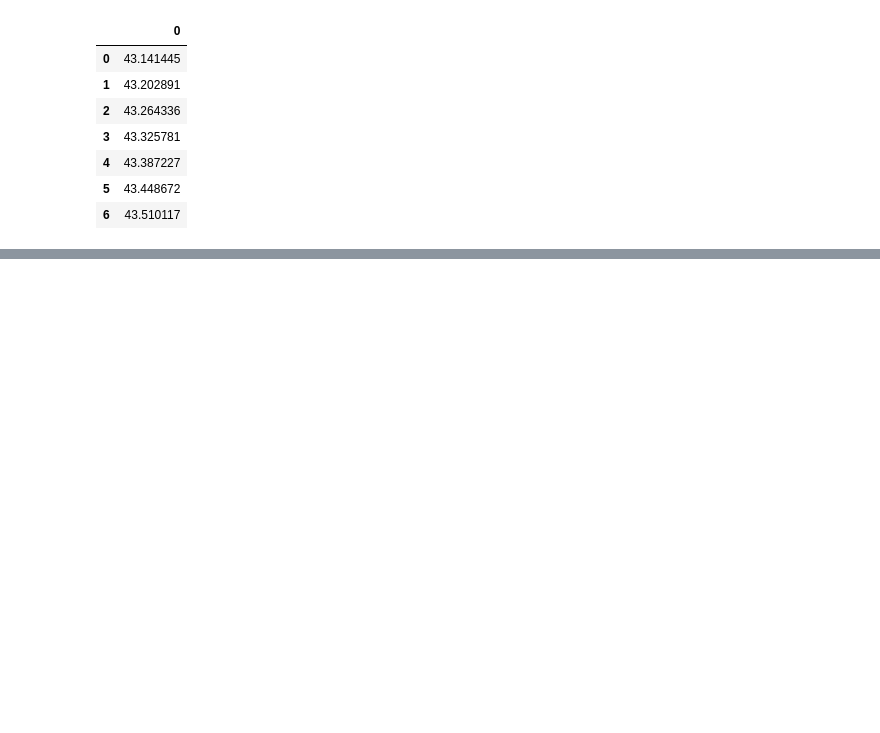
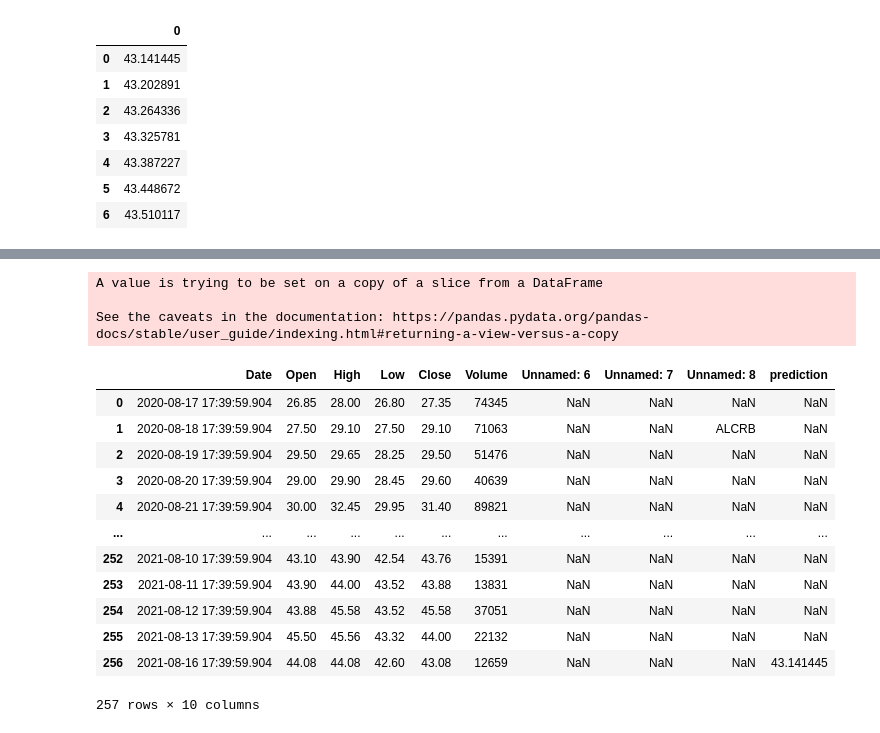
Before and after one commit to KonradKomor/Carbios-ARIMA-stock-price-prediction, a Jupyter notebook: Carbios.ipynb, the cells around one changed output, grey strips where cells are left out. Saved outputs shown, nothing was run; the diff lists cells and outputs as text; code cells hidden in the pictures; blank space fills up the shorter version.

```diff
--- a/Carbios.ipynb
+++ b/Carbios.ipynb
@@ -295,3 +295,7 @@ prediction
 | 4 | 43.387227 |
 | 5 | 43.448672 |
 | 6 | 43.510117 |
+# %%
+prediction=prediction.rename(columns={0 : 'Prediction'})
+# %%
+df['prediction']=np.nan
@@ -297,0 +328,22 @@ prediction
+# %%
+df['prediction'].iloc[-1]=prediction['Prediction'].iloc[0]
+# %% [output]
+A value is trying to be set on a copy of a slice from a DataFrame
+
+See the caveats in the documentation: https://pandas.pydata.org/pandas-docs/stable/user_guide/indexing.html#returning-a-view-versus-a-copy
+# %%
+df
+# %% [output]
+|  | Date | Open | High | Low | Close | Volume | Unnamed: 6 | Unnamed: 7 | Unnamed: 8 | prediction |
+| 0 | 2020-08-17 17:39:59.904 | 26.85 | 28.00 | 26.80 | 27.35 | 74345 | NaN | NaN | NaN | NaN |
+| 1 | 2020-08-18 17:39:59.904 | 27.50 | 29.10 | 27.50 | 29.10 | 71063 | NaN | NaN | ALCRB | NaN |
+| 2 | 2020-08-19 17:39:59.904 | 29.50 | 29.65 | 28.25 | 29.50 | 51476 | NaN | NaN | NaN | NaN |
+| 3 | 2020-08-20 17:39:59.904 | 29.00 | 29.90 | 28.45 | 29.60 | 40639 | NaN | NaN | NaN | NaN |
+| 4 | 2020-08-21 17:39:59.904 | 30.00 | 32.45 | 29.95 | 31.40 | 89821 | NaN | NaN | NaN | NaN |
+| ... | ... | ... | ... | ... | ... | ... | ... | ... | ... | ... |
+| 252 | 2021-08-10 17:39:59.904 | 43.10 | 43.90 | 42.54 | 43.76 | 15391 | NaN | NaN | NaN | NaN |
+| 253 | 2021-08-11 17:39:59.904 | 43.90 | 44.00 | 43.52 | 43.88 | 13831 | NaN | NaN | NaN | NaN |
+| 254 | 2021-08-12 17:39:59.904 | 43.88 | 45.58 | 43.52 | 45.58 | 37051 | NaN | NaN | NaN | NaN |
+| 255 | 2021-08-13 17:39:59.904 | 45.50 | 45.56 | 43.32 | 44.00 | 22132 | NaN | NaN | NaN | NaN |
+| 256 | 2021-08-16 17:39:59.904 | 44.08 | 44.08 | 42.60 | 43.08 | 12659 | NaN | NaN | NaN | 43.141445 |
+257 rows × 10 columns
```
Also changed, not shown: parts of 2 cells of this notebook.
